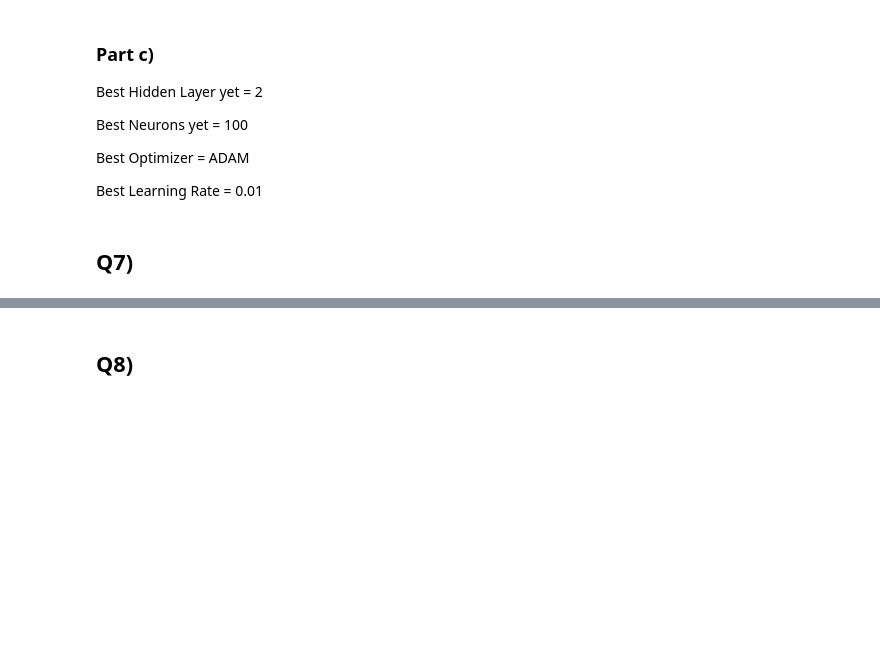
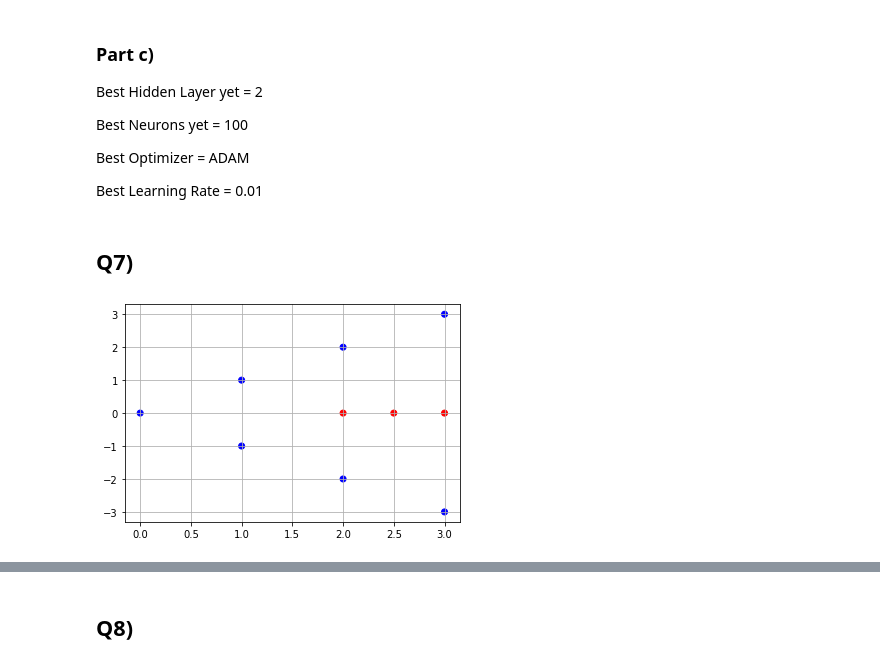
Before and after one commit to Arashlf/UT_ML_Course, a Jupyter notebook: Homework3/Q4_8.ipynb, the cells around one changed output, grey strips where cells are left out. Drawn from its saved outputs; the diff is of its cells as text; code cells hidden in the pictures; blank space fills up the shorter version.

```diff
--- a/Homework3/Q4_8.ipynb
+++ b/Homework3/Q4_8.ipynb
@@ -800,3 +798,16 @@ Best Optimizer = ADAM
 Best Learning Rate = 0.01
 # %% [markdown]
 ## Q7)
+# %%
+X1 = [[0, 0], [1, 1], [1, -1], [2, 2], [2, -2], [3, 3], [3, -3]]
+X2 = [[2, 0], [2.5, 0], [3, 0]]
+X1 = np.array(X1)
+X2 = np.array(X2)
+X = np.concatenate((X1, X2), axis = 0)
+y = np.concatenate((np.ones(len(X1)), np.zeros(len(X2))), axis = 0)
+y = np.reshape(y, (len(y), 1))
+colors = ['b' if x == 1 else 'r' for x in y]
+plt.scatter(X[:, 0], X[:, 1], c = colors)
+plt.grid()
+# %% [output]
+[figure, added]
```
Also changed, not shown: parts of 8 cells of this notebook.
